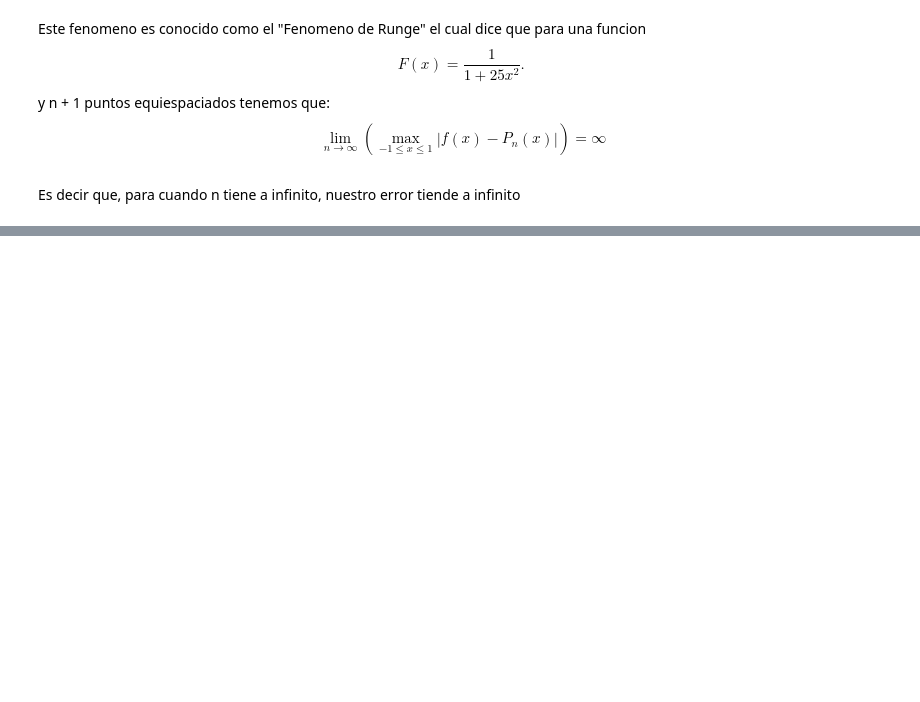
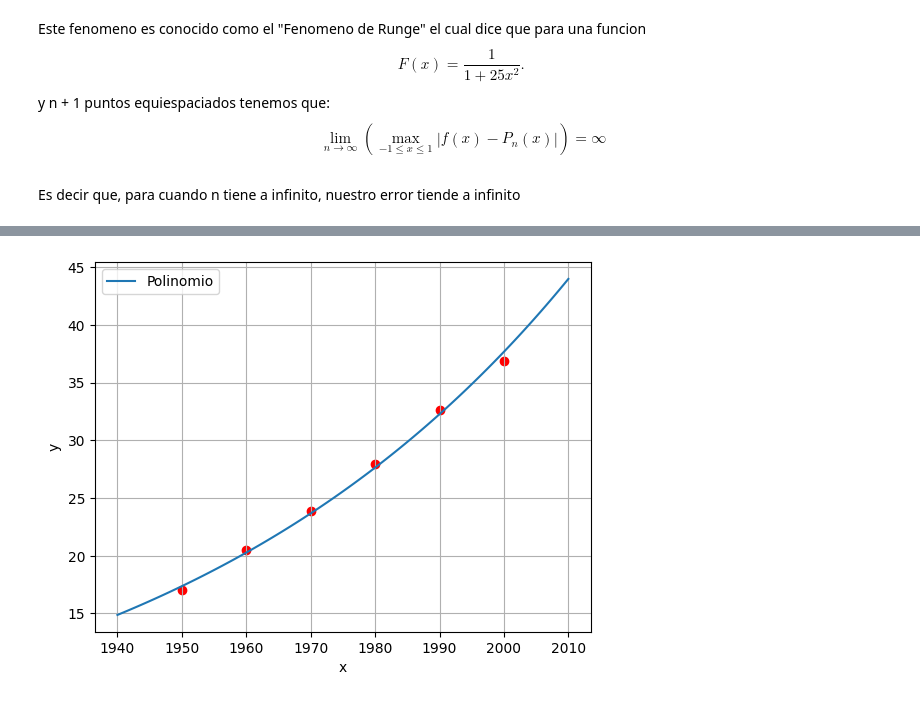
Before and after one commit to arielbakal/AlgebraLinealComputacional_UBA_FCEN, a Jupyter notebook: practicas/practica 7/practica7.ipynb, the cells around one changed output, grey strips where cells are left out. Cells and saved outputs as stored; diff of their text form; code cells hidden in the pictures; blank space fills up the shorter version.

```diff
--- a/practicas/practica 7/practica7.ipynb
+++ b/practicas/practica 7/practica7.ipynb
@@ -283,0 +324,11 @@ Es decir que, para cuando n tiene a infinito, nuestro error tiende a infinito
+# %%
+x = np.linspace(1940, 2010, 100)
+plt.plot(x, np.e ** polinomio(x), label='Polinomio')
+plt.scatter(tabla['x'], tabla['y'], c='red')
+plt.xlabel('x')
+plt.ylabel('y')
+plt.legend()
+plt.grid(True)
+plt.show()
+# %% [output]
+[figure, added]
```
Also changed, not shown: parts of 6 cells of this notebook.
